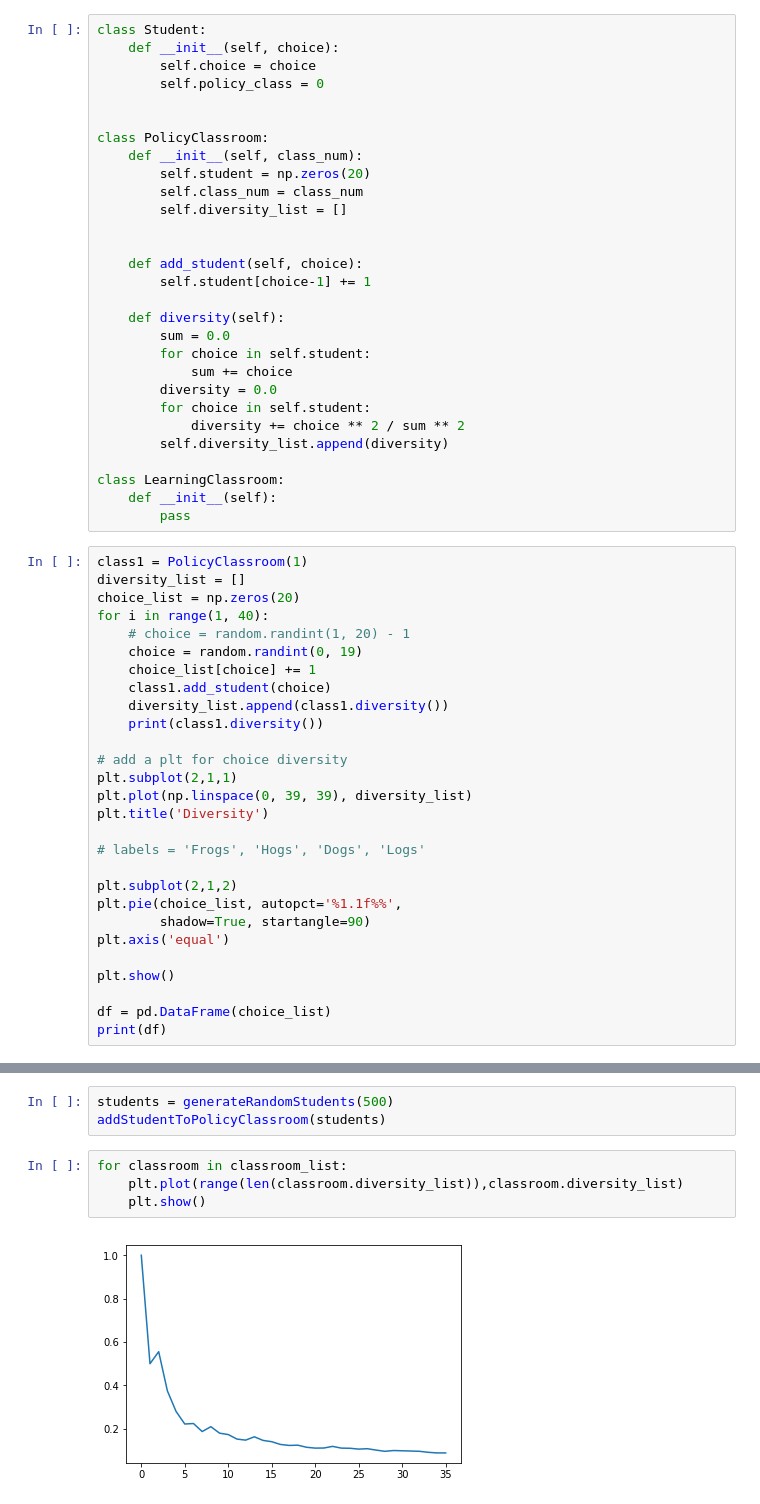
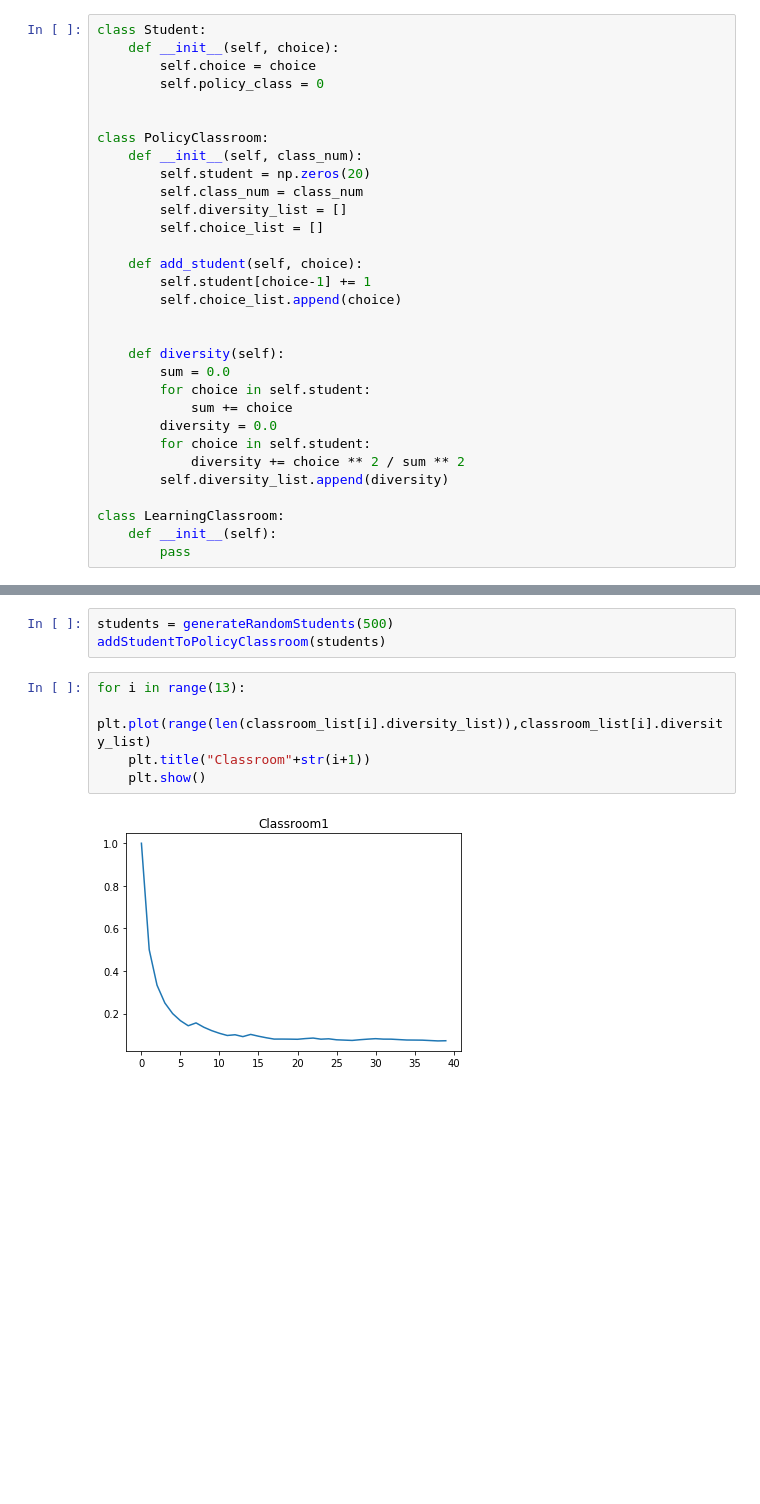
Before and after one commit to JeekITClub/cas, a Jupyter notebook: cas.ipynb, the cells around one changed output, grey strips where cells are left out. Saved outputs shown, nothing was run; the diff lists cells and outputs as text; blank space fills up the shorter version.

```diff
--- a/cas.ipynb
+++ b/cas.ipynb
@@ -16,10 +16,12 @@ class PolicyClassroom:
         self.student = np.zeros(20)
         self.class_num = class_num
         self.diversity_list = []
-
+        self.choice_list = []
 
     def add_student(self, choice):
         self.student[choice-1] += 1
+        self.choice_list.append(choice)
+
 
     def diversity(self):
         sum = 0.0
@@ -33,31 +35,3 @@ class PolicyClassroom:
 class LearningClassroom:
     def __init__(self):
         pass
-# %%
-class1 = PolicyClassroom(1)
-diversity_list = []
-choice_list = np.zeros(20)
-for i in range(1, 40):
-    # choice = random.randint(1, 20) - 1
-    choice = random.randint(0, 19)
-    choice_list[choice] += 1
-    class1.add_student(choice)
-    diversity_list.append(class1.diversity())
-    print(class1.diversity())
-
-# add a plt for choice diversity
-plt.subplot(2,1,1)
-plt.plot(np.linspace(0, 39, 39), diversity_list)
-plt.title('Diversity')
-
-# labels = 'Frogs', 'Hogs', 'Dogs', 'Logs'
-
-plt.subplot(2,1,2)
-plt.pie(choice_list, autopct='%1.1f%%',
-        shadow=True, startangle=90)
-plt.axis('equal')
-
-plt.show()
-
-df = pd.DataFrame(choice_list)
-print(df)
@@ -166,8 +104,9 @@ def addStudentToPolicyClassroom(student_list):
 students = generateRandomStudents(500)
 addStudentToPolicyClassroom(students)
 # %%
-for classroom in classroom_list:
-    plt.plot(range(len(classroom.diversity_list)),classroom.diversity_list)
+for i in range(13):
+    plt.plot(range(len(classroom_list[i].diversity_list)),classroom_list[i].diversity_list)
+    plt.title("Classroom"+str(i+1))
     plt.show()
 # %% [output]
-[figure, old version]
+[figure, new version]
```
Also changed, not shown: parts of 5 cells of this notebook.
